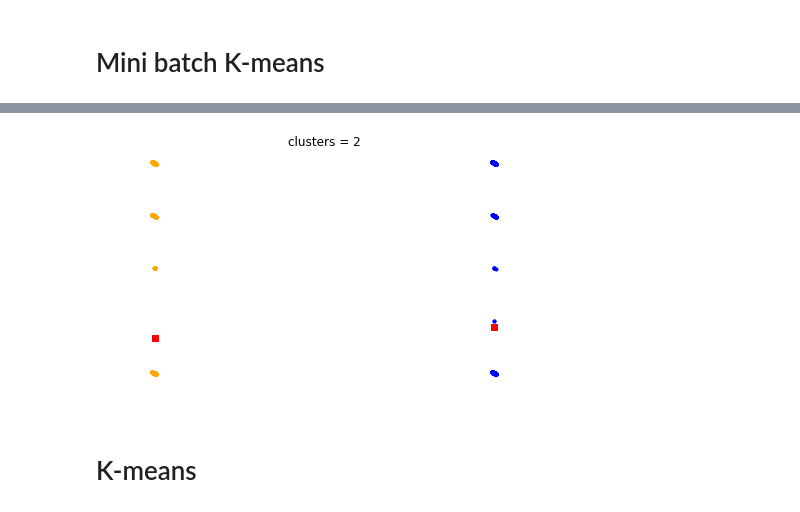
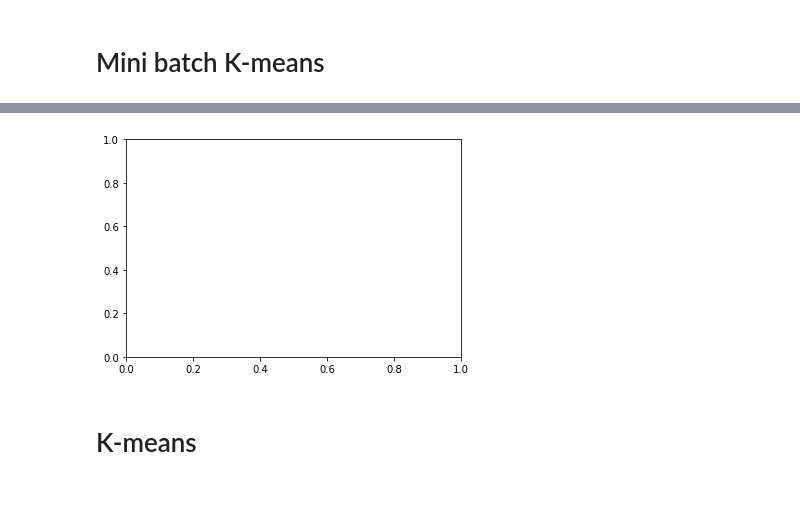
Before and after one commit to federovskys/Proyecto_Integrador_MachineLearning_MEData, a Jupyter notebook: subsidiado_2015.ipynb, the cells around one changed output, grey strips where cells are left out. Cells and saved outputs as stored; diff of their text form; code cells hidden in the pictures.

Commit message:
Revert "Minibatch funcionando con dos clusters"
This reverts commit 9f8fe114b2e716879e0dda872f9186c64be416da.

```diff
--- a/subsidiado_2015.ipynb
+++ b/subsidiado_2015.ipynb
@@ -284,45 +284,61 @@ ch_valores = []
 
 colors = ['b', 'orange', 'g', 'indigo', 'c', 'm', 'y', 'k', 'Brown', 'ForestGreen']
 
-fig1, ax = pyplot.subplots()
+fig1, axes1 = pyplot.subplots()
 
-nClusters = 2
+for ncenters in range (2):
+    # Se construye el modelo Kmeans
+    # n_clusters es el número de clusters
+    # init es la condición inicial de los centros. 'random' signfica que se genera aleatoriamente los centros.
+    # Se puede usar en int la opción ‘k-means++’, el cual selecciona los centros iniciales del cluster para
+    # que el algoritmo de una manera inteligente converga rápidamente. Se aconseja usar esta opción para datos de alta
+    # dimensionalidad.
+    # n_init es el número de veces que el algoritmo actualiza los centros. Por defecto es 10 pero puedes cambiar el valor.
+    # tol es el error que se desea superar.
+    # max_iter es el número de iteraciones.
+    # precompute_distances es una opción para pre-calcular las distancias. Si seleccionas 'True', entonces siempre se pre-calcula
+    # las distancias. Si es 'False', entonces nunca se pre-calcula las distancias. Si es 'auto', entonces se selecciona
+    # 'True' o 'False' de acuerdo al número de muestras y el número de clases. Se recomienda esta última opción.
+    # algorithm es el algoritmo K-means a utilizar. Si es "full", se aplica el estilo clásico del algoritmo. Si es "elkan",
+    # se aplica una variación del algoritmo k-means para mayor eficiencia pero se recomienda para datos que no esten tan
+    # esparcidos. Si es "auto", entonces selecciona "elkan" si los datos son densos o "full" si los datos son esparcidos.
+    Modelo_Kmeans = MiniBatchKMeans(n_clusters = 2, init = 'k-means++', n_init = 20, max_iter = 1000, tol = 1e-4,
+                                    random_state = mantener_valor_aleatorio)
+    Modelo_Kmeans.fit_predict(Nuevos_Datos_Sparse) # se predice las etiquetas que se asocian a los datos
+    Etiquetas = Modelo_Kmeans.labels_ # Calcula las clases o etiquetas
+    centros = Modelo_Kmeans.cluster_centers_ # Calcula la matriz de centros
+    inercia.append(Modelo_Kmeans.inertia_) # optimiza el punto de inercia de acuerdo al número de clusters
+    silhouette_valores.append(silhouette_score(Nuevos_Datos_Sparse, Etiquetas)) # Se aplica la métrica Silhouette
+    ch_valores.append(calinski_harabasz_score(Nuevos_Datos_Sparse, Etiquetas)) # Se aplica la métrica Calinski-Harabasz
 
-# Se construye el modelo Kmeans
-# n_clusters es el número de clusters
-# init es la condición inicial de los centros. 'random' signfica que se genera aleatoriamente los centros.
-# Se puede usar en int la opción ‘k-means++’, el cual selecciona los centros iniciales del cluster para
-# que el algoritmo de una manera inteligente converga rápidamente. Se aconseja usar esta opción para datos de alta
-# dimensionalidad.
-# n_init es el número de veces que el algoritmo actualiza los centros. Por defecto es 10 pero puedes cambiar el valor.
-# tol es el error que se desea superar.
-# max_iter es el número de iteraciones.
-# precompute_distances es una opción para pre-calcular las distancias. Si seleccionas 'True', entonces siempre se pre-calcula
-# las distancias. Si es 'False', entonces nunca se pre-calcula las distancias. Si es 'auto', entonces se selecciona
-# 'True' o 'False' de acuerdo al número de muestras y el número de clases. Se recomienda esta última opción.
-# algorithm es el algoritmo K-means a utilizar. Si es "full", se aplica el estilo clásico del algoritmo. Si es "elkan",
-# se aplica una variación del algoritmo k-means para mayor eficiencia pero se recomienda para datos que no esten tan
-# esparcidos. Si es "auto", entonces selecciona "elkan" si los datos son densos o "full" si los datos son esparcidos.
-Modelo_Kmeans = MiniBatchKMeans(n_clusters = nClusters, init = 'random', n_init = 20, max_iter = 1000, tol = 1e-4,
-                   random_state = mantener_valor_aleatorio)
-Modelo_Kmeans.fit_predict(Nuevos_Datos_Sparse) # se predice las etiquetas que se asocian a los datos
-Etiquetas = Modelo_Kmeans.labels_ # Calcula las clases o etiquetas
-centros = Modelo_Kmeans.cluster_centers_ # Calcula la matriz de centros
+    for j in range(ncenters):
+        ax.plot(xpts[Etiquetas == j],
+                ypts[Etiquetas == j], '.', color=colors[j])
 
-for j in range(nClusters):
-    ax.plot(xpts[Etiquetas == j],
-            ypts[Etiquetas == j], '.', color=colors[j])
+    for pt in centros:
+        ax.plot(pt[0], pt[1], 'rs')
 
-for pt in centros:
-    ax.plot(pt[0], pt[1], 'rs')
-
-print("Para ", ncenters, " Clusters: ")
-for i in range (len(np.unique(Etiquetas))):
-    print("El total de datos de la clase ", i, " son: ", len(Etiquetas[Etiquetas==i]))
-
-ax.set_title('clusters = 2')
-ax.axis('off')
+    ax.set_title('clusters = {0}'.format(ncenters))
+    ax.axis('off')
 
 fig1.tight_layout()
 pyplot.show()
+
+fig2, ax2 = pyplot.subplots()
+ax2.plot(np.r_[2:11], inercia, marker = 'o')
+ax2.set_xlabel("Número de Clusters")
+ax2.set_ylabel("Inercia")
+pyplot.show()
+
+fig3, ax3 = pyplot.subplots()
+ax3.plot(np.r_[2:11], silhouette_valores, marker = 'o')
+ax3.set_xlabel("Número de Clusters")
+ax3.set_ylabel("Valor de silhouette")
+pyplot.show()
+
+fig3, ax3 = pyplot.subplots()
+ax3.plot(np.r_[2:11], ch_valores, marker = 'o')
+ax3.set_xlabel("Número de Clusters")
+ax3.set_ylabel("Valor de índice Calinski-Harabasz")
+pyplot.show()
 # %% [output]
@@ -332,4 +346,4 @@ El total de datos de la clase  1  son:  227173
-[figure, old version]
+[figure, new version]
 # %% [markdown]
 # K-means
 # %%
```
Also changed, not shown: parts of 1 cell of this notebook.
